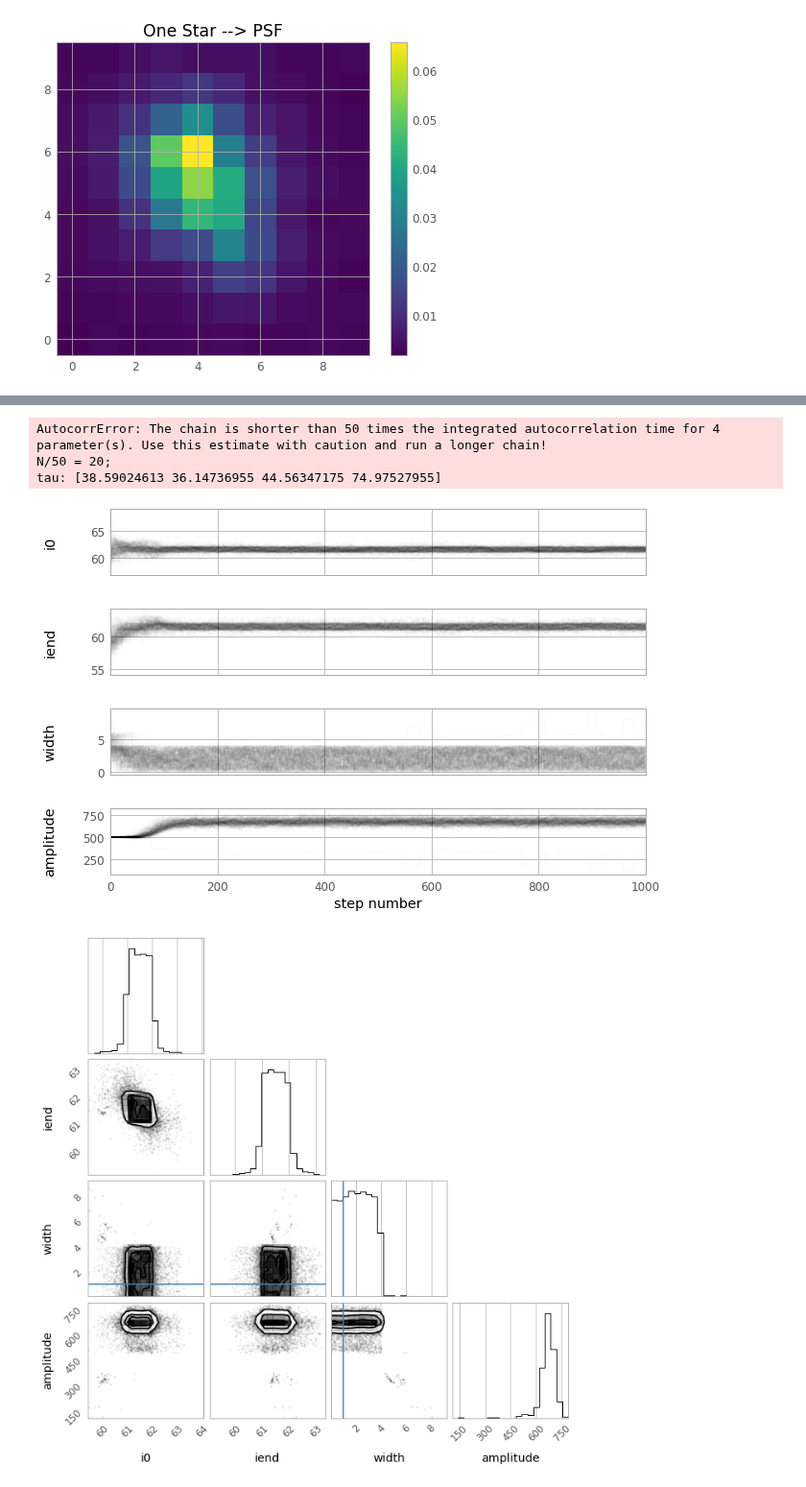
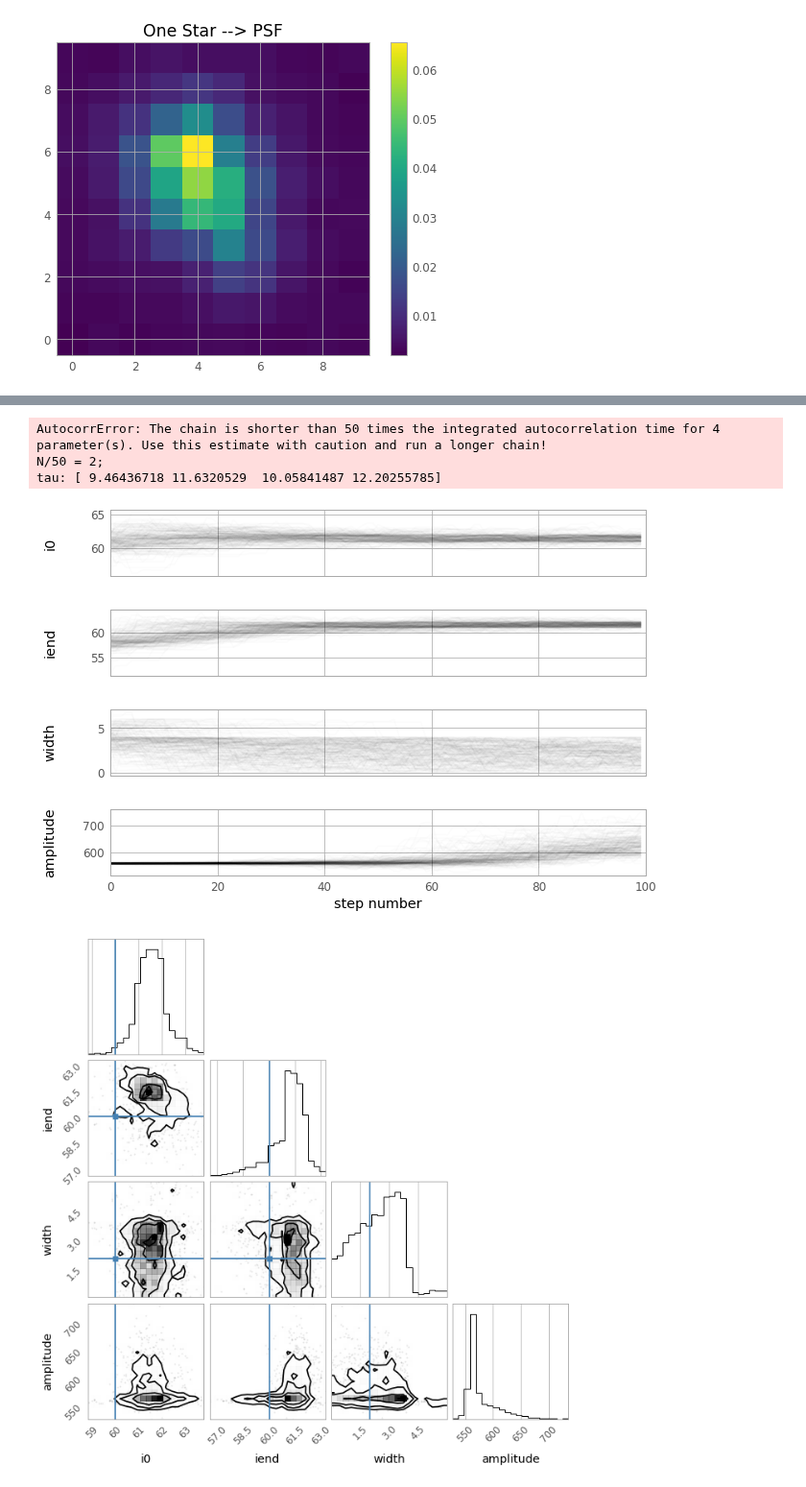
Before and after one commit to SSAEPFL/PSF, a Jupyter notebook: test-track-fitting.ipynb, the cells around one changed output, grey strips where cells are left out. Shown at 96% size. Drawn from its saved outputs; the diff is of its cells as text; code cells hidden in the pictures.

```diff
--- a/test-track-fitting.ipynb
+++ b/test-track-fitting.ipynb
@@ -65,19 +66,19 @@ plt.show()
 # %%
 # Create fake data
-true_parameters = (30, 30, 1, 1e3)
-track_data = simplerTrackModel(np.shape(real_data), *true_parameters) + np.random.normal(loc=mean, scale=std, size=np.shape(real_data))
-track_data = convolve2d(track_data, PSF, 'same')
+true_parameters = (30, 30, 1, 1000)
+track_data = simplerTrackModel(np.shape(real_data), *true_parameters)
+track_data = convolve2d(track_data, PSF, 'same') + np.random.normal(loc=mean, scale=std, size=np.shape(real_data))
 
 # oversampling fake data
-track_data = zoom(track_data, 2)
-PSF = zoom(PSF, 2)
+track_data2 = zoom(track_data, 2)
+PSF2 = zoom(PSF, 2)
 
 tick_labels = [r'$<-5\sigma$', r'$-3\sigma$', r'$-2\sigma$', r'$-\sigma$', r'$0\sigma$', r'$1\sigma$', r'$2\sigma$', r'$3\sigma$', r'$>5\sigma$']
 ticks = mean + std * np.array([-5, -3, -2, -1, 0, 1, 2, 3, 5])
 
 plt.figure()
 plt.title('fake data')
-plt.imshow(track_data, origin='lower', cmap='viridis', interpolation='none', vmin=-5*std+mean, vmax=5*std+mean)
+plt.imshow(track_data2, origin='lower', cmap='viridis', interpolation='none', vmin=-5*std+mean, vmax=5*std+mean)
 cbar = plt.colorbar(ticks=ticks)
 cbar.ax.set_yticklabels(tick_labels)
 plt.show()
@@ -86,10 +87,11 @@ plt.show()
 # %%
 # Convolution of model and PSF to get what we would measure
-initial_guess = (61, 59, 4, 500)
+initial_guess = (30, 30, 1, 1000)
 track_model = simplerTrackModel(np.shape(track_data), *initial_guess)
 convolved_track = convolve2d(track_model, PSF, 'same')
 #mean, median, std = sigma_clipped_stats(track_data, sigma=4.0, mask=mask)
-print(reducedGoodnessModel(track_data, convolved_track, std))
+print(reducedGoodnessModel(track_data, convolved_track + np.mean(track_data), std))
+print(pvalue(track_data, convolved_track + np.mean(track_data), std))
 
 plt.figure(figsize=(10,10))
 plt.title('outcut - PSF * model')
@@ -106,8 +109,8 @@ plt.show()
 pos = initial_guess + np.random.randn(200, 4)
 nwalkers, ndim = pos.shape
 with Pool() as pool:
-    sampler = emcee.EnsembleSampler(nwalkers, ndim, logProbability, args=(track_data, std, PSF), pool=pool)
-    sampler.run_mcmc(pos, 1000, progress=True)
+    sampler = emcee.EnsembleSampler(nwalkers, ndim, logProbability, args=(track_data2, std, PSF2), pool=pool)
+    sampler.run_mcmc(pos, 100, progress=True)
 # %%
 # looking at the steps
 fig, axes = plt.subplots(4, figsize=(10, 7), sharex=True)
@@ -127,12 +130,12 @@ tau = sampler.get_autocorr_time()
 print(tau)
 # %% [output]
 AutocorrError: The chain is shorter than 50 times the integrated autocorrelation time for 4 parameter(s). Use this estimate with caution and run a longer chain!
-N/50 = 20;
-tau: [38.59024613 36.14736955 44.56347175 74.97527955]
+N/50 = 2;
+tau: [ 9.46436718 11.6320529  10.05841487 12.20255785]
-[figure, old version]
+[figure, new version]
 # %%
-flat_samples = sampler.get_chain(discard=50, thin=10, flat=True)
-fig = corner.corner(flat_samples, labels=labels, truths=true_parameters)
+flat_samples = sampler.get_chain(discard=5, thin=10, flat=True)
+fig = corner.corner(flat_samples, labels=labels, truths=((true_parameters[0]*2, true_parameters[1]*2, true_parameters[2]*2, true_parameters[3]/2)))
 # %% [output]
-[figure, old version]
+[figure, new version]
 # %%
```
Also changed, not shown: parts of 6 cells of this notebook, 3 other files.
